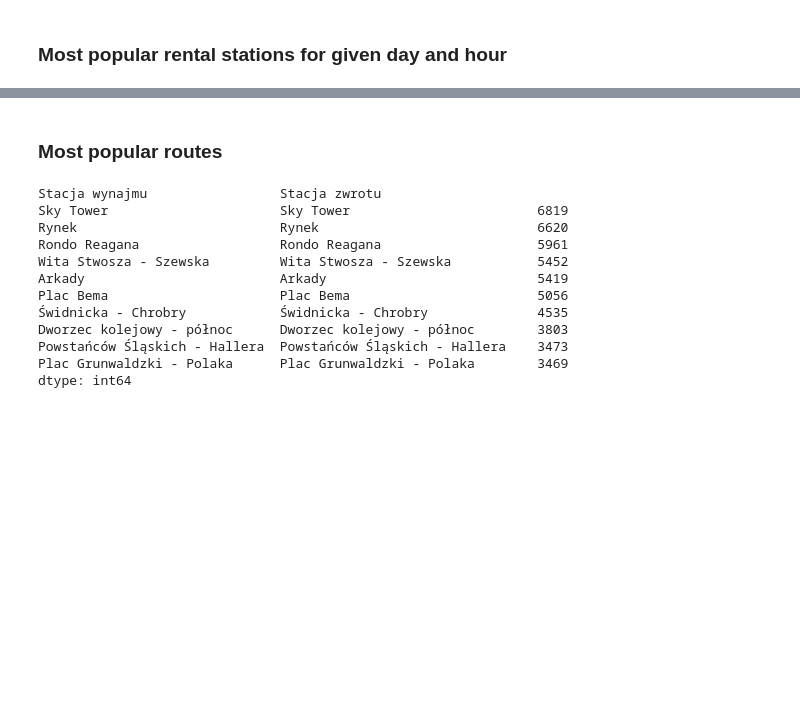
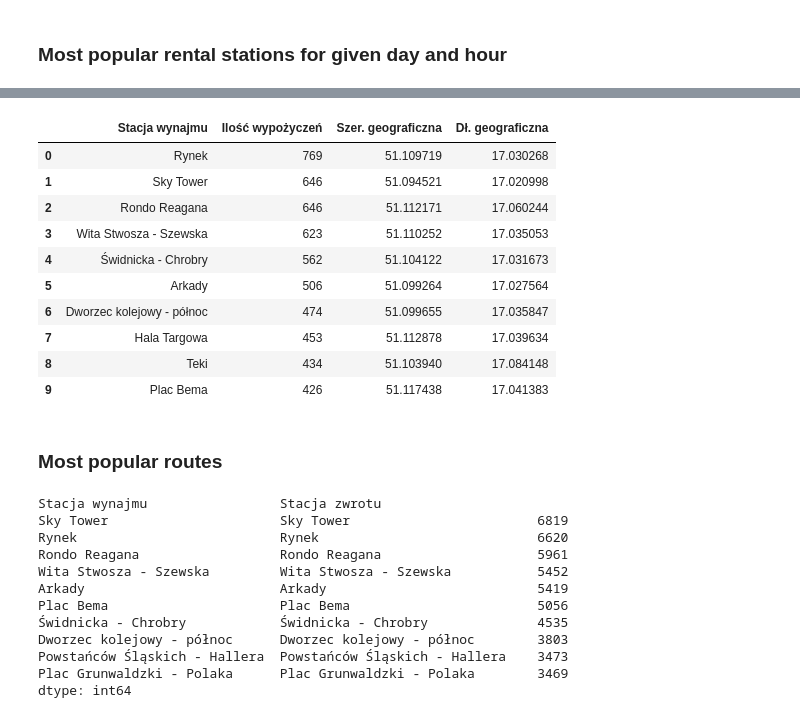
Before and after one commit to mariuszrokita/bike-sharing-demand, a Jupyter notebook: notebooks/wroclawski-rower-miejski/initial-data-exploration.ipynb, the cells around one changed output, grey strips where cells are left out. Cells and saved outputs as stored; diff of their text form; code cells hidden in the pictures; blank space fills up the shorter version.

```diff
--- a/notebooks/wroclawski-rower-miejski/initial-data-exploration.ipynb
+++ b/notebooks/wroclawski-rower-miejski/initial-data-exploration.ipynb
@@ -817,6 +832,20 @@ fig.add_layer(markers)
 fig # display the figure
 # %% [output]
 [interactive output not drawn]
+# %%
+top_df
+# %% [output]
+|  | Stacja wynajmu | Ilość wypożyczeń | Szer. geograficzna | Dł. geograficzna |
+| 0 | Rynek | 769 | 51.109719 | 17.030268 |
+| 1 | Sky Tower | 646 | 51.094521 | 17.020998 |
+| 2 | Rondo Reagana | 646 | 51.112171 | 17.060244 |
+| 3 | Wita Stwosza - Szewska | 623 | 51.110252 | 17.035053 |
+| 4 | Świdnicka - Chrobry | 562 | 51.104122 | 17.031673 |
+| 5 | Arkady | 506 | 51.099264 | 17.027564 |
+| 6 | Dworzec kolejowy - północ | 474 | 51.099655 | 17.035847 |
+| 7 | Hala Targowa | 453 | 51.112878 | 17.039634 |
+| 8 | Teki | 434 | 51.103940 | 17.084148 |
+| 9 | Plac Bema | 426 | 51.117438 | 17.041383 |
 # %% [markdown]
 ### Most popular routes
 # %%
```
Also changed, not shown: parts of 5 cells of this notebook.
